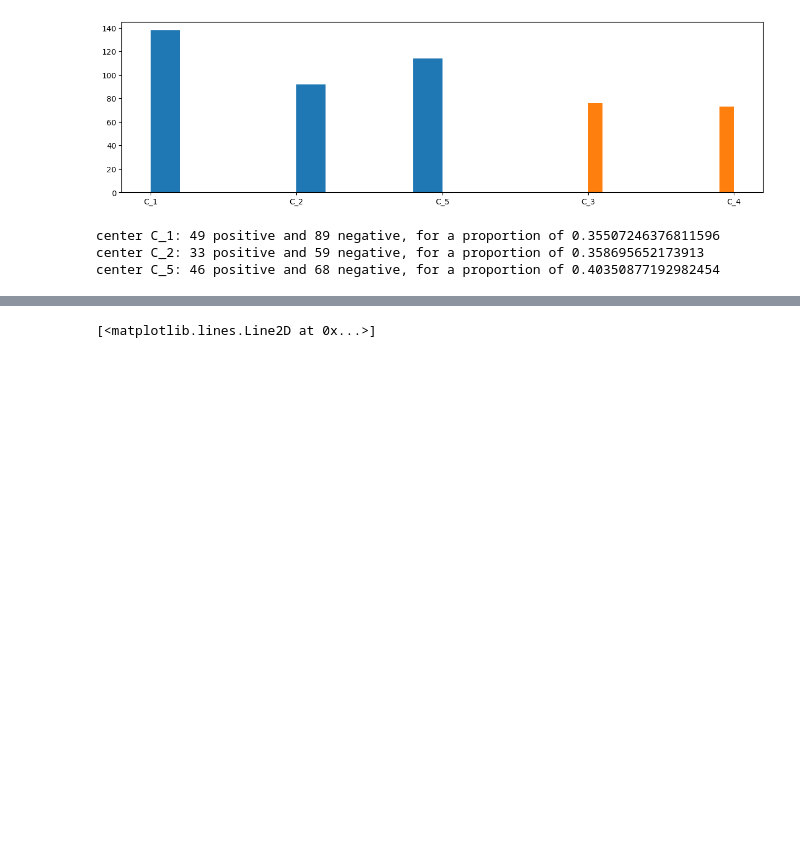
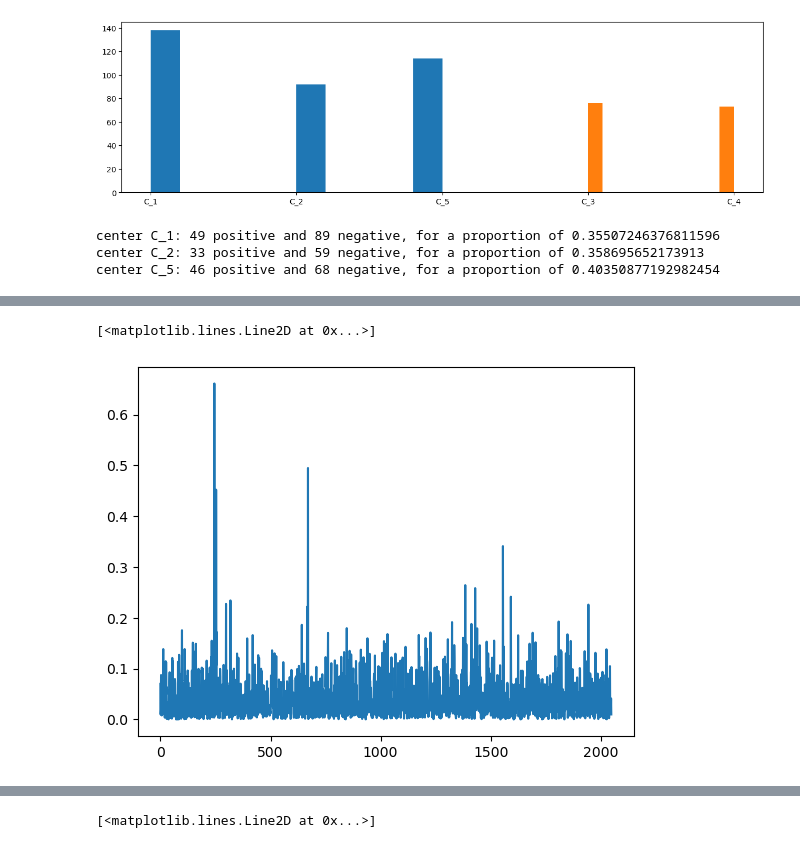
Before and after one commit to StanislasDOZIAS/OWKIN_challenge, a Jupyter notebook: notebooks/data_study_centers.ipynb, the cells around one changed output, grey strips where cells are left out. Saved outputs shown, nothing was run; the diff lists cells and outputs as text; code cells hidden in the pictures; blank space fills up the shorter version.

```diff
--- a/notebooks/data_study_centers.ipynb
+++ b/notebooks/data_study_centers.ipynb
@@ -161,0 +214,10 @@ X_all_flat = X_all.reshape(-1, num_feature)
+# %%
+X_train_val_flat = X_train_val.reshape([-1, num_feature])
+# %%
+scaler = StandardScaler()
+scaler.fit(X_train_val_flat)
+
+plt.plot(scaler.mean_)
+# %% [output]
+[<matplotlib.lines.Line2D at 0x...>]
+[figure, added]
```
Also changed, not shown: parts of 19 cells of this notebook.
